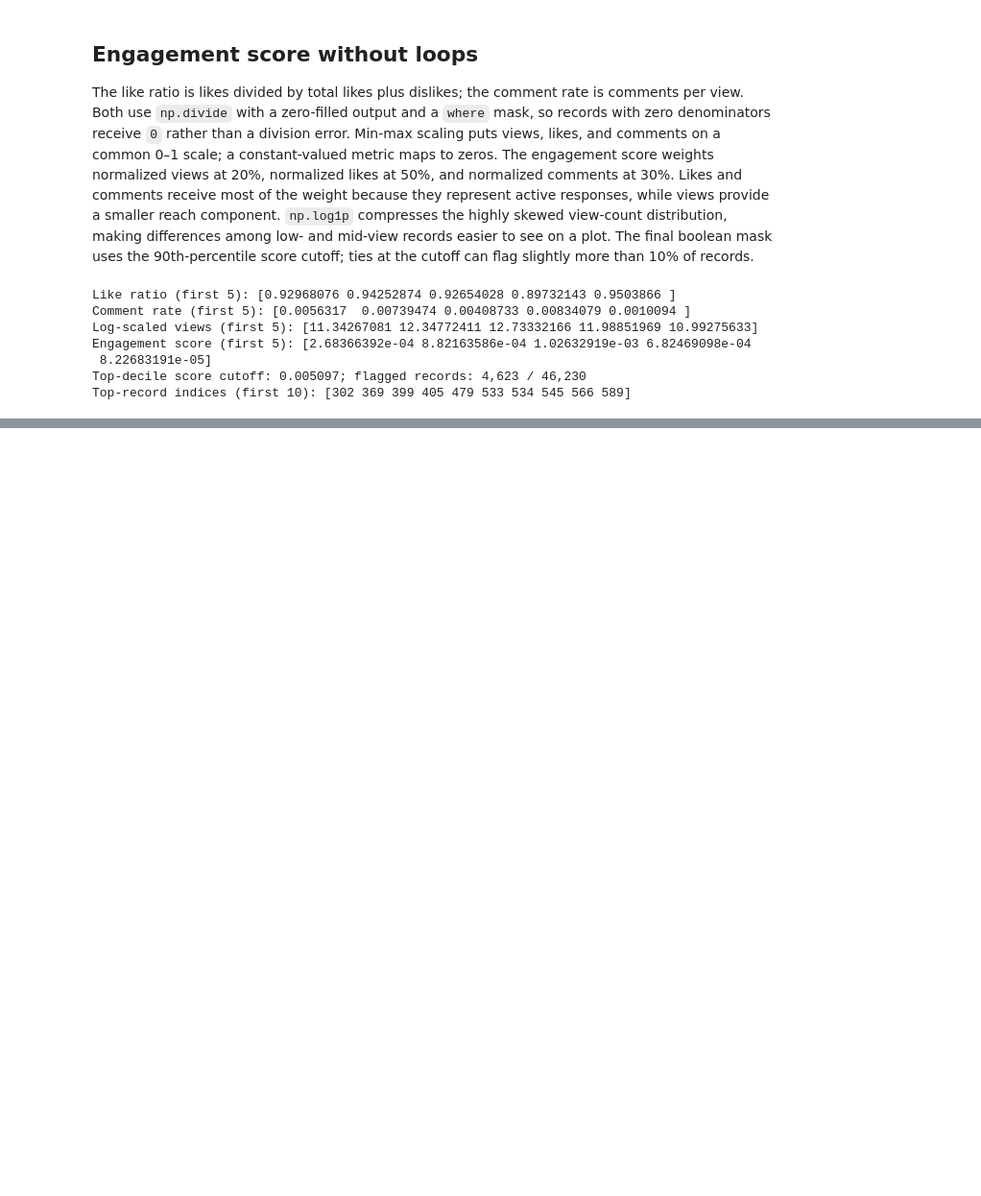
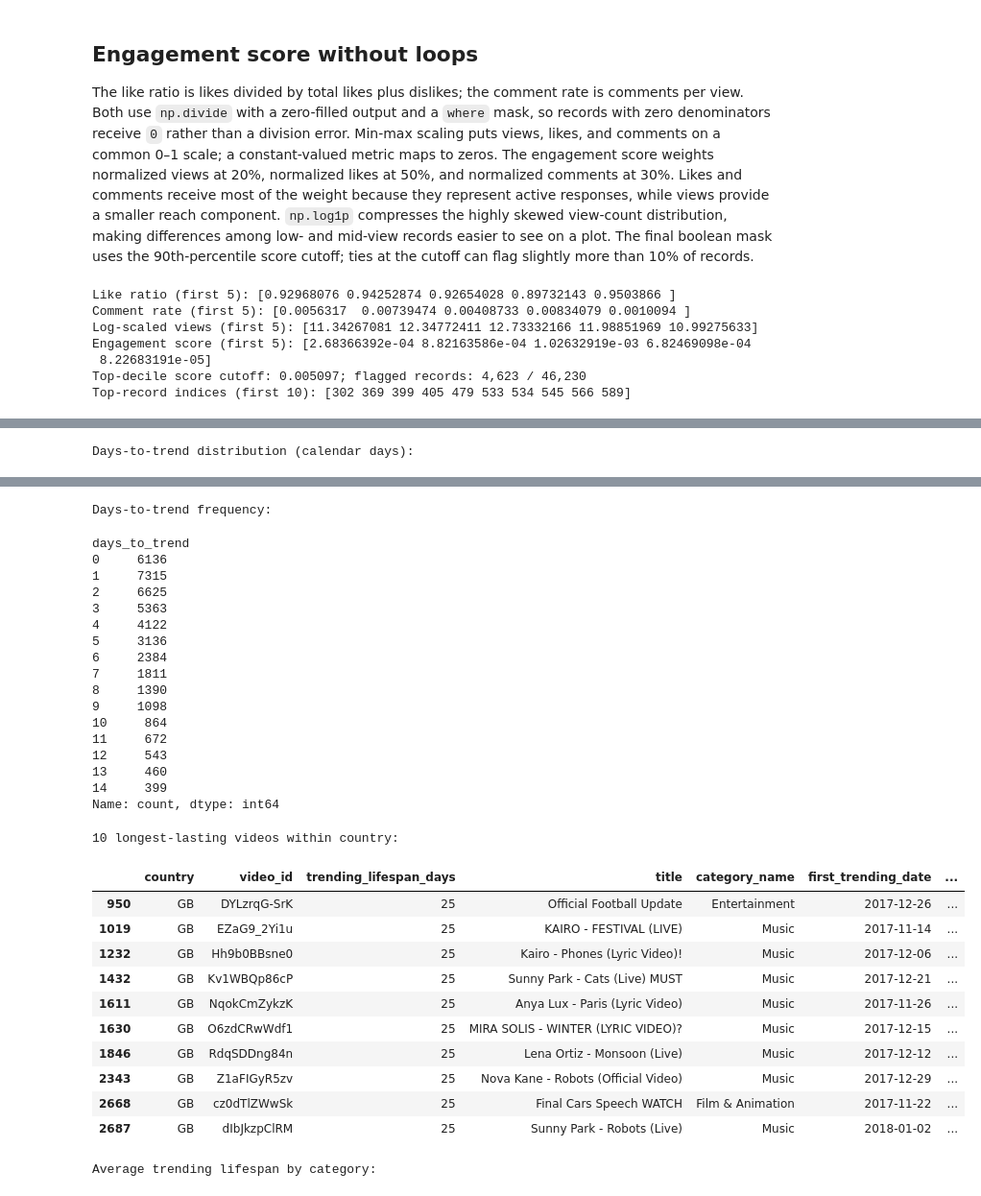
Before and after one commit to narayn87/trendpulse, a Jupyter notebook: part2_numpy_pandas/np&pddatawra.ipynb, the cells around one changed output, grey strips where cells are left out. Shown at 96% size. Saved outputs shown, nothing was run; the diff lists cells and outputs as text; code cells hidden in the pictures; blank space fills up the shorter version.

```diff
--- a/part2_numpy_pandas/np&pddatawra.ipynb
+++ b/part2_numpy_pandas/np&pddatawra.ipynb
@@ -155,0 +843,46 @@ Top-record indices (first 10): [302 369 399 405 479 533 534 545 566 589]
+# %%
+time_analysis = video_data_with_categories.copy()
+publish_day = time_analysis["publish_time"].dt.tz_convert(None).dt.normalize()
+trending_day = time_analysis["trending_date"].dt.normalize()
+time_analysis["days_to_trend"] = (trending_day - publish_day).dt.days
+
+print("Days-to-trend distribution (calendar days):")
+display(time_analysis["days_to_trend"].describe())
+print("Days-to-trend frequency:")
+display(time_analysis["days_to_trend"].value_counts().sort_index().head(15))
+
+video_lifespans = (
+    time_analysis.groupby(["country", "video_id"], observed=True)
+    .agg(
+        trending_lifespan_days=("trending_date", "nunique"),
+        title=("title", "first"),
+        category_name=("category_name", "first"),
+        first_trending_date=("trending_date", "min"),
+        last_trending_date=("trending_date", "max"),
+    )
+    .reset_index()
+)
+
+longest_lived_videos = (
+    video_lifespans.sort_values(
+        ["trending_lifespan_days", "country", "video_id"],
+        ascending=[False, True, True],
+        kind="stable",
+    )
+    .iloc[:10]
+)
+print("10 longest-lasting videos within country:")
+display(longest_lived_videos)
+
+average_lifespan_by_category = (
+    video_lifespans.groupby("category_name", observed=True)
+    .agg(
+        video_country_records=("video_id", "size"),
+        average_lifespan_days=("trending_lifespan_days", "mean"),
+    )
+    .sort_values("average_lifespan_days", ascending=False)
+)
+print("Average trending lifespan by category:")
+display(average_lifespan_by_category)
+# %% [output]
+Days-to-trend distribution (calendar days):
@@ -155,0 +898,31 @@ Top-record indices (first 10): [302 369 399 405 479 533 534 545 566 589]
+Days-to-trend frequency:
+days_to_trend
+0     6136
+1     7315
+2     6625
+3     5363
+4     4122
+5     3136
+6     2384
+7     1811
+8     1390
+9     1098
+10     864
+11     672
+12     543
+13     460
+14     399
+Name: count, dtype: int64
+10 longest-lasting videos within country:
+|  | country | video_id | trending_lifespan_days | title | category_name | first_trending_date | ... |
+| 950 | GB | DYLzrqG-SrK | 25 | Official Football Update | Entertainment | 2017-12-26 | ... |
+| 1019 | GB | EZaG9_2Yi1u | 25 | KAIRO - FESTIVAL (LIVE) | Music | 2017-11-14 | ... |
+| 1232 | GB | Hh9b0BBsne0 | 25 | Kairo - Phones (Lyric Video)! | Music | 2017-12-06 | ... |
+| 1432 | GB | Kv1WBQp86cP | 25 | Sunny Park - Cats (Live) MUST | Music | 2017-12-21 | ... |
+| 1611 | GB | NqokCmZykzK | 25 | Anya Lux - Paris (Lyric Video) | Music | 2017-11-26 | ... |
+| 1630 | GB | O6zdCRwWdf1 | 25 | MIRA SOLIS - WINTER (LYRIC VIDEO)? | Music | 2017-12-15 | ... |
+| 1846 | GB | RdqSDDng84n | 25 | Lena Ortiz - Monsoon (Live) | Music | 2017-12-12 | ... |
+| 2343 | GB | Z1aFIGyR5zv | 25 | Nova Kane - Robots (Official Video) | Music | 2017-12-29 | ... |
+| 2668 | GB | cz0dTlZWwSk | 25 | Final Cars Speech WATCH | Film & Animation | 2017-11-22 | ... |
+| 2687 | GB | dIbJkzpClRM | 25 | Sunny Park - Robots (Live) | Music | 2018-01-02 | ... |
+Average trending lifespan by category:
```
Also changed, not shown: parts of 16 cells of this notebook, 1 other file.
